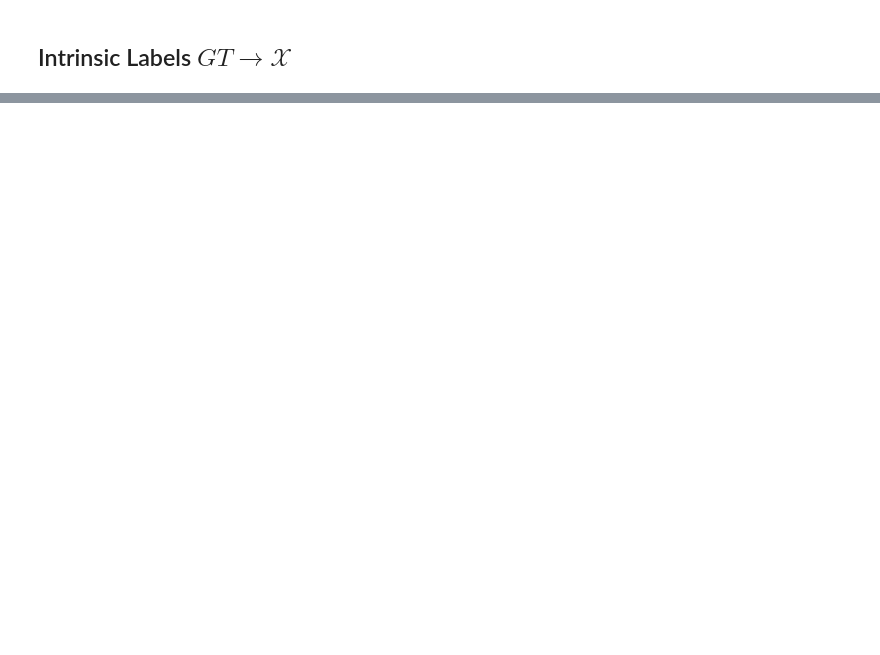
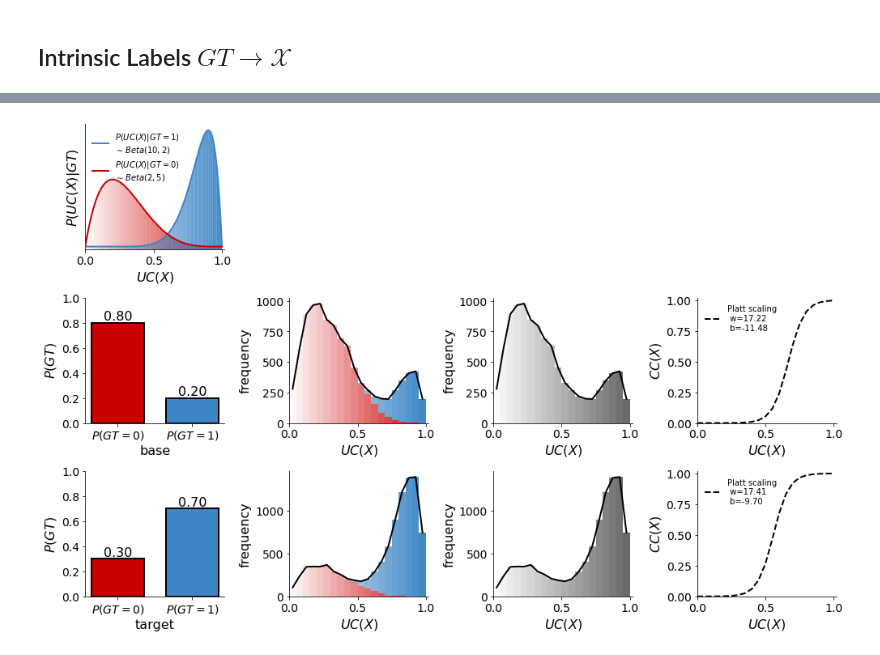
Before and after one commit to avalanchesiqi/prevalence-estimation-tutorial, a Jupyter notebook: code/Sec0-Data-Generating.ipynb, the cells around one changed output, grey strips where cells are left out. Saved outputs shown, nothing was run; the diff lists cells and outputs as text; code cells hidden in the pictures; blank space fills up the shorter version.

Commit message:
refactor data generators

```diff
--- a/code/Sec0-Data-Generating.ipynb
+++ b/code/Sec0-Data-Generating.ipynb
@@ -820,3 +64,0 @@ class DiscreteDist(DistributionOverStates):
-# %%
-def get_bin_idx(score, size=10):
-    return min(int(score * size), size-1)
@@ -2770,18 +64,0 @@ estimated prevalence: 0.0968
-# %%
-ep = 0.0980
-fig = plt.figure(figsize=(1.5, 3))
-ax = fig.add_subplot(111)
-
-ax.bar(['$C(X)$'], [ep], fc=tp_color, ec='k', alpha=0.5, linewidth=1.5)
-ax.bar(['$C(X)$'], [1-ep], fc=fp_color, ec='k', alpha=0.5, linewidth=1.5, bottom=[ep])
-
-ax.spines['right'].set_visible(False)
-ax.spines['top'].set_visible(False)
-ax.set_xticks([])
-ax.set_yticks([])
-
-print(f'estimated prevalence: {(sum(left_threshold_y_mid_axis) + sum(right_threshold_y_mid_axis)) / sum(overall_y_density):.4f}')
-plt.axis('off')
-
-plt.tight_layout()
-plt.savefig('fig3i6.png', dpi=1000)
@@ -2906,18 +64,0 @@ NameError: name 'est_pdf' is not defined
-# %%
-ep = 0.0980
-fig = plt.figure(figsize=(1.5, 3))
-ax = fig.add_subplot(111)
-
-ax.bar(['$C(X)$'], [ep], fc=tp_color, ec='k', alpha=0.5, linewidth=1.5)
-ax.bar(['$C(X)$'], [1-ep], fc=fp_color, ec='k', alpha=0.5, linewidth=1.5, bottom=[ep])
-
-ax.spines['right'].set_visible(False)
-ax.spines['top'].set_visible(False)
-ax.set_xticks([])
-ax.set_yticks([])
-
-print(f'estimated prevalence: {(sum(left_threshold_y_mid_axis) + sum(right_threshold_y_mid_axis)) / sum(overall_y_density):.4f}')
-plt.axis('off')
-
-plt.tight_layout()
-plt.savefig('fig3i2.png', dpi=1000)
@@ -3330,0 +275,7 @@ print(' & '.join(map('{:.3f}'.format, output_list)))
+# %%
+# y -> x data simulation configuration
+good_output_elements = intrinsic_label_data_generator(a_pos=10, b_pos=2, a_neg=2, b_neg=5, lam=0.9,
+                                                      p_p_list=[0.2, 0.7], size_list=[10000, 10000],
+                                                      period_list=['base', 'target'])
+# %% [output]
+[figure, added]
```
Also changed, not shown: parts of 99 cells of this notebook, 5 other files.
